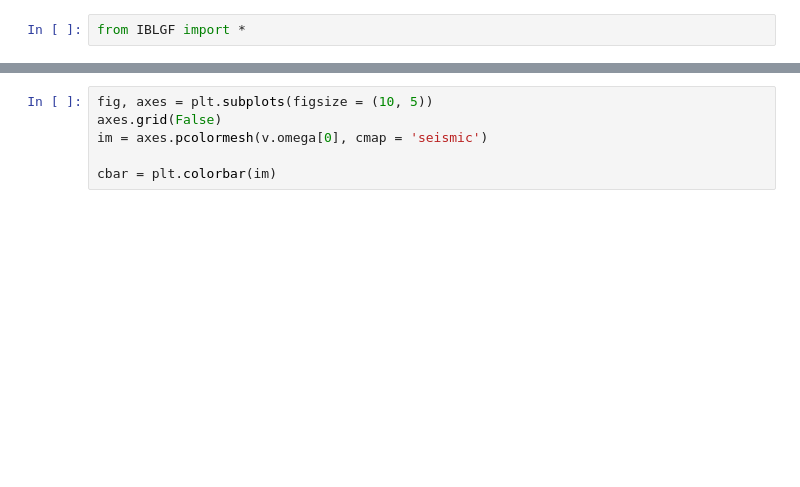
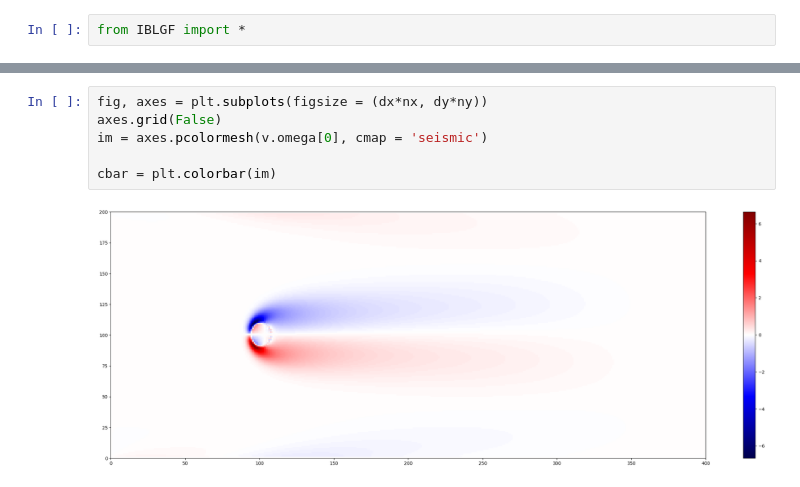
Before and after one commit to WeiHou1996/IBLGF-Python, a Jupyter notebook: sample_IBLGF.ipynb, the cells around one changed output, grey strips where cells are left out. Cells and saved outputs as stored; diff of their text form; blank space fills up the shorter version.

```diff
--- a/sample_IBLGF.ipynb
+++ b/sample_IBLGF.ipynb
@@ -27,6 +81,8 @@ step  947
 # %%
-fig, axes = plt.subplots(figsize = (10, 5))
+fig, axes = plt.subplots(figsize = (dx*nx, dy*ny))
 axes.grid(False)
 im = axes.pcolormesh(v.omega[0], cmap = 'seismic')
 
 cbar = plt.colorbar(im)
+# %% [output]
+[figure, added]
```
Also changed, not shown: parts of 6 cells of this notebook, 1 other file.
